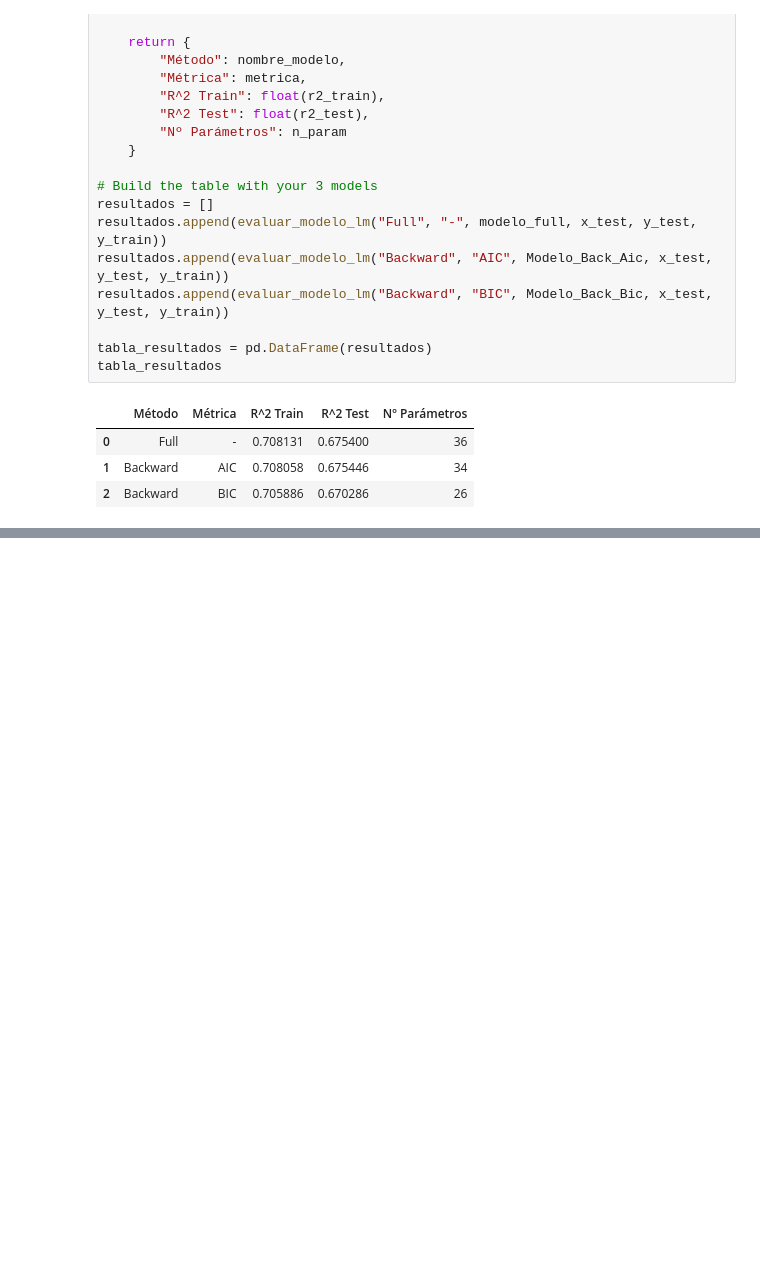
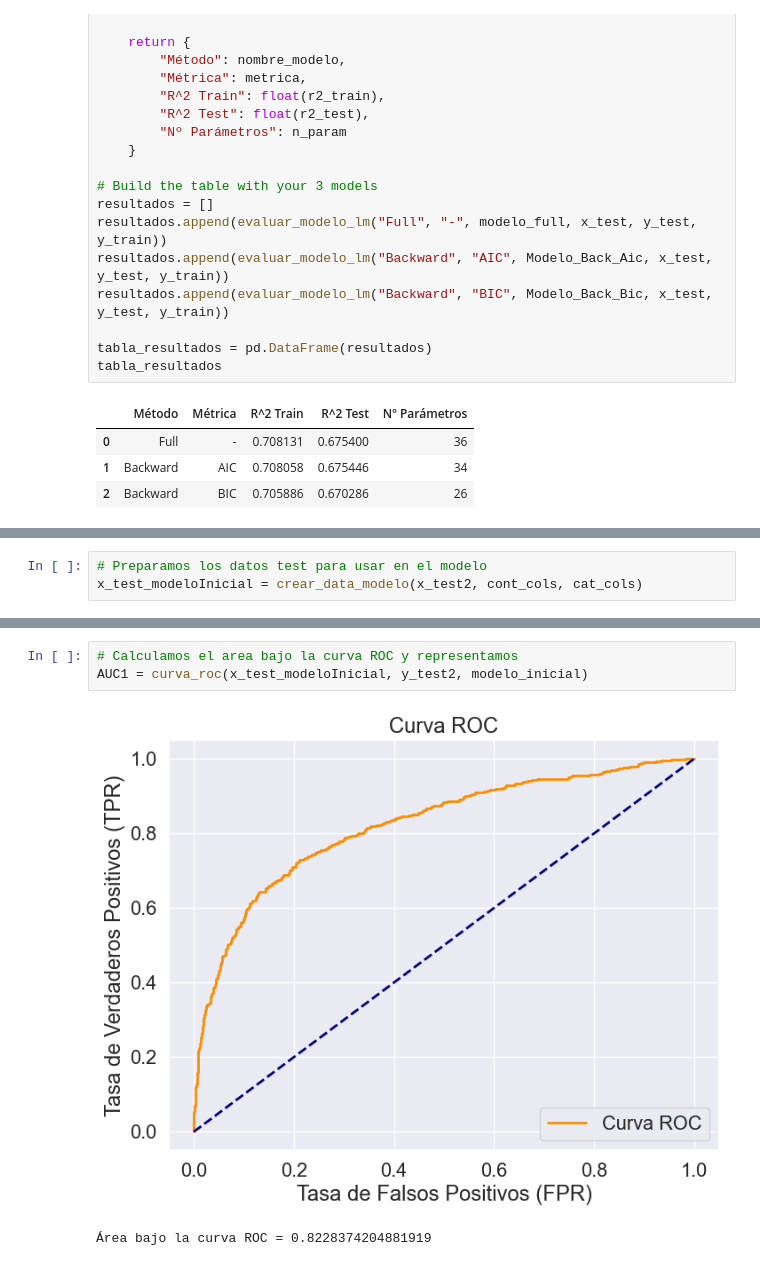
Before and after one commit to LeanderHS/Regresiones, a Jupyter notebook: Mineria_regresions01.ipynb, the cells around one changed output, grey strips where cells are left out. Drawn from its saved outputs; the diff is of its cells as text; blank space fills up the shorter version.

```diff
--- a/Mineria_regresions01.ipynb
+++ b/Mineria_regresions01.ipynb
@@ -543,0 +615,3 @@ tabla_resultados
+# %%
+# Preparamos los datos test para usar en el modelo
+x_test_modeloInicial = crear_data_modelo(x_test2, cont_cols, cat_cols)
@@ -543,0 +670,6 @@ tabla_resultados
+# %%
+# Calculamos el area bajo la curva ROC y representamos
+AUC1 = curva_roc(x_test_modeloInicial, y_test2, modelo_inicial)
+# %% [output]
+[figure, added]
+Área bajo la curva ROC = 0.8228374204881919
```
Also changed, not shown: parts of 23 cells of this notebook, 1 other file.
